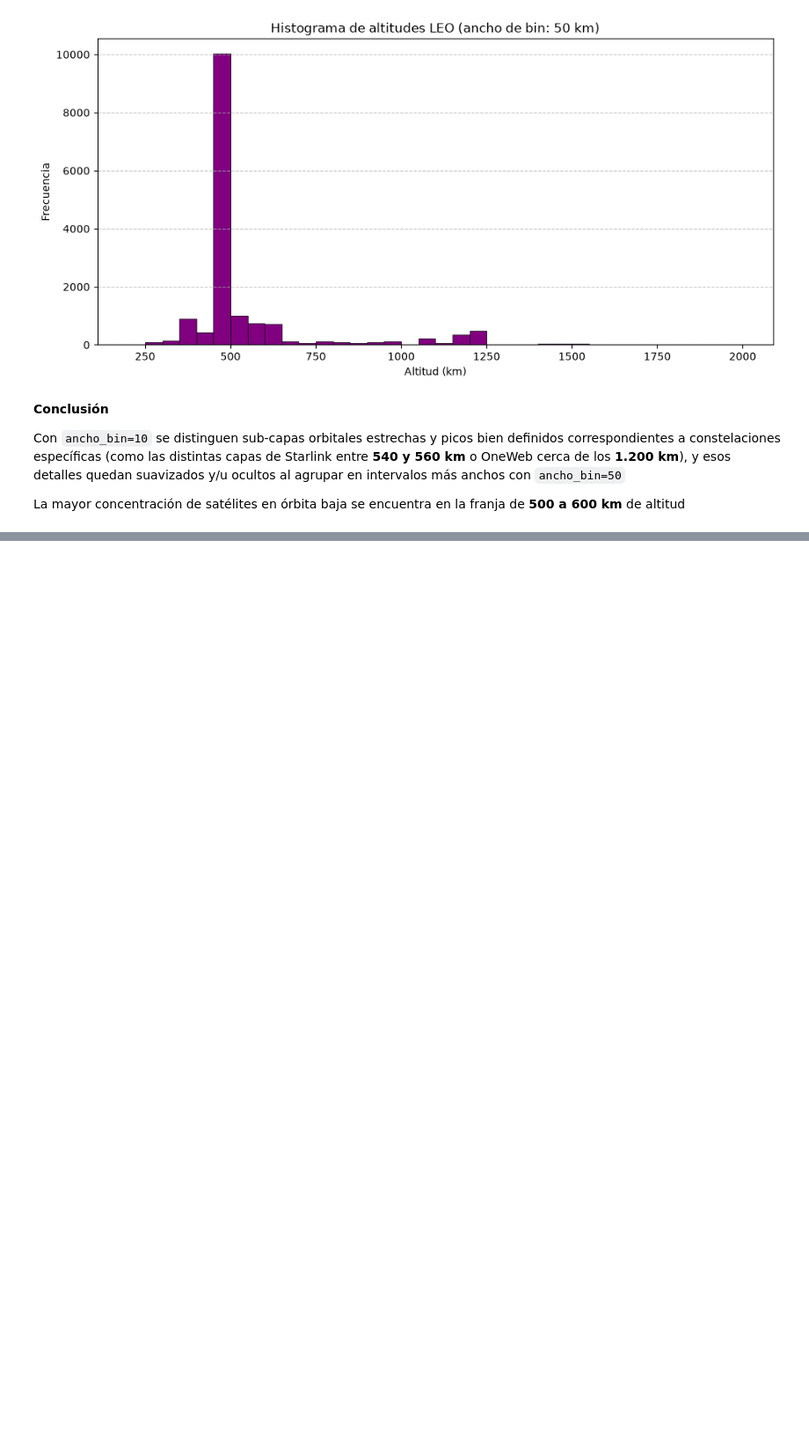
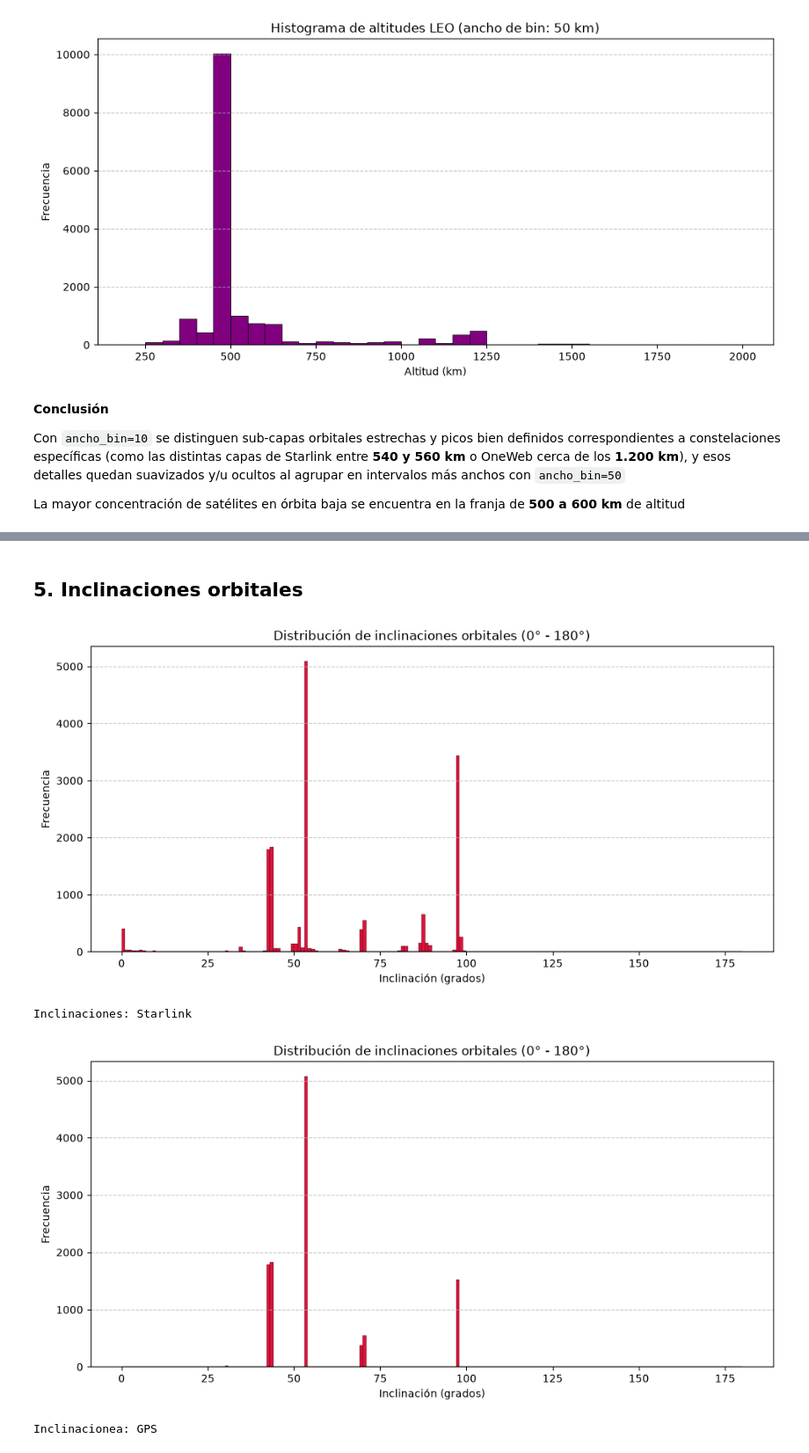
Before and after one commit to don-satur/proyesat, a Jupyter notebook: etapa_2/informe.ipynb, the cells around one changed output, grey strips where cells are left out. Shown at 88% size. Saved outputs shown, nothing was run; the diff lists cells and outputs as text; code cells hidden in the pictures; blank space fills up the shorter version.

```diff
--- a/etapa_2/informe.ipynb
+++ b/etapa_2/informe.ipynb
@@ -113,0 +130,20 @@ La mayor concentración de satélites en órbita baja se encuentra en la franja
+# %% [markdown]
+## 5. Inclinaciones orbitales
+# %%
+graficar_inclinaciones(registros, guardar=True)
+
+registros_gps = [
+    reg for reg in registros
+    if grupo(reg["OBJECT_NAME"]) == "GPS"
+]
+
+print("\nInclinaciones: Starlink\n")
+graficar_inclinaciones(registros_starlink, guardar=False)
+
+print("\nInclinacionea: GPS\n")
+graficar_inclinaciones(registros_gps, guardar=False)
+# %% [output]
+[figure, added]
+Inclinaciones: Starlink
+[figure, added]
+Inclinacionea: GPS
```
Also changed, not shown: parts of 5 cells of this notebook, 3 other files.
